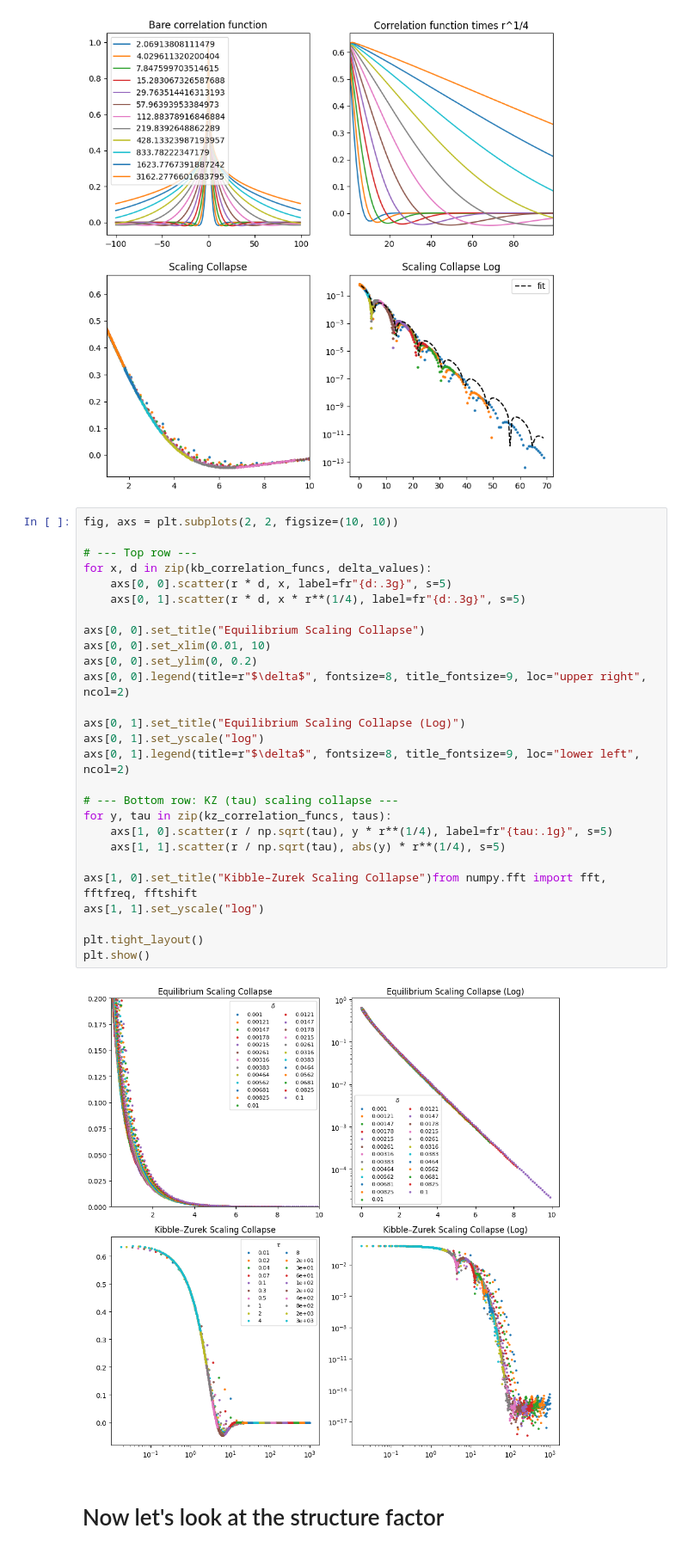
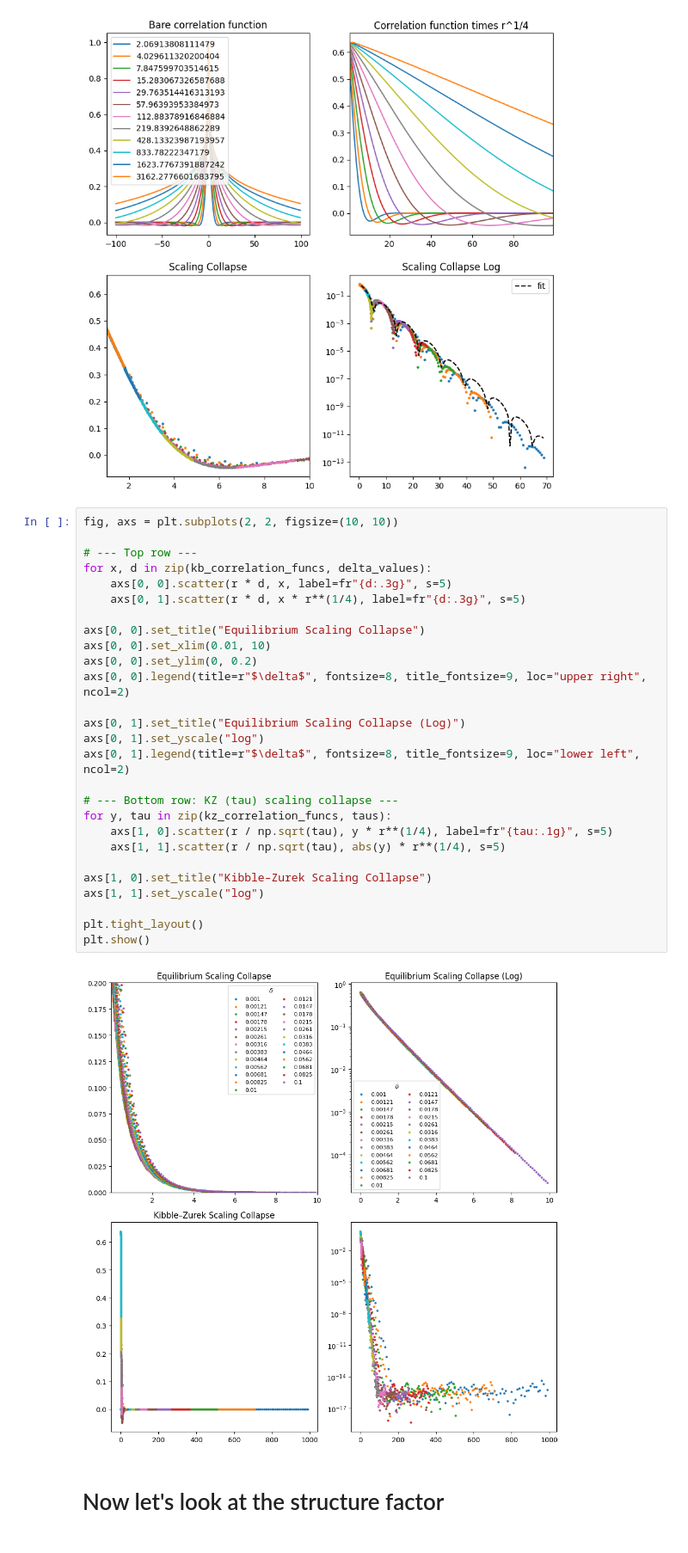
Before and after one commit to KristianMunnikhuis/subsystem_loschmidt_echo, a Jupyter notebook: scripts/October /universal_term_means_defects.ipynb, the cells around one changed output. Shown at 86% size. Cells and saved outputs as stored; diff of their text form.

```diff
--- a/scripts/October /universal_term_means_defects.ipynb
+++ b/scripts/October /universal_term_means_defects.ipynb
@@ -309,32 +309,32 @@ filename = "tau_scaling_collapse.png"
 # %%
 fig, axs = plt.subplots(2, 2, figsize=(10, 10))
 
 # --- Top row ---
 for x, d in zip(kb_correlation_funcs, delta_values):
     axs[0, 0].scatter(r * d, x, label=fr"{d:.3g}", s=5)
     axs[0, 1].scatter(r * d, x * r**(1/4), label=fr"{d:.3g}", s=5)
 
 axs[0, 0].set_title("Equilibrium Scaling Collapse")
 axs[0, 0].set_xlim(0.01, 10)
 axs[0, 0].set_ylim(0, 0.2)
 axs[0, 0].legend(title=r"$\delta$", fontsize=8, title_fontsize=9, loc="upper right", ncol=2)
 
 axs[0, 1].set_title("Equilibrium Scaling Collapse (Log)")
 axs[0, 1].set_yscale("log")
 axs[0, 1].legend(title=r"$\delta$", fontsize=8, title_fontsize=9, loc="lower left", ncol=2)
 
 # --- Bottom row: KZ (tau) scaling collapse ---
 for y, tau in zip(kz_correlation_funcs, taus):
     axs[1, 0].scatter(r / np.sqrt(tau), y * r**(1/4), label=fr"{tau:.1g}", s=5)
     axs[1, 1].scatter(r / np.sqrt(tau), abs(y) * r**(1/4), s=5)
 
-axs[1, 0].set_title("Kibble–Zurek Scaling Collapse")from numpy.fft import fft, fftfreq, fftshift
+axs[1, 0].set_title("Kibble–Zurek Scaling Collapse")
 axs[1, 1].set_yscale("log")
 
 plt.tight_layout()
 plt.show()
 # %% [output]
-[figure, old version]
+[figure, new version]
 # %% [markdown]
 # Now let's look at the structure factor
 # %%
```
Also changed, not shown: parts of 5 cells of this notebook, 4 other files.
